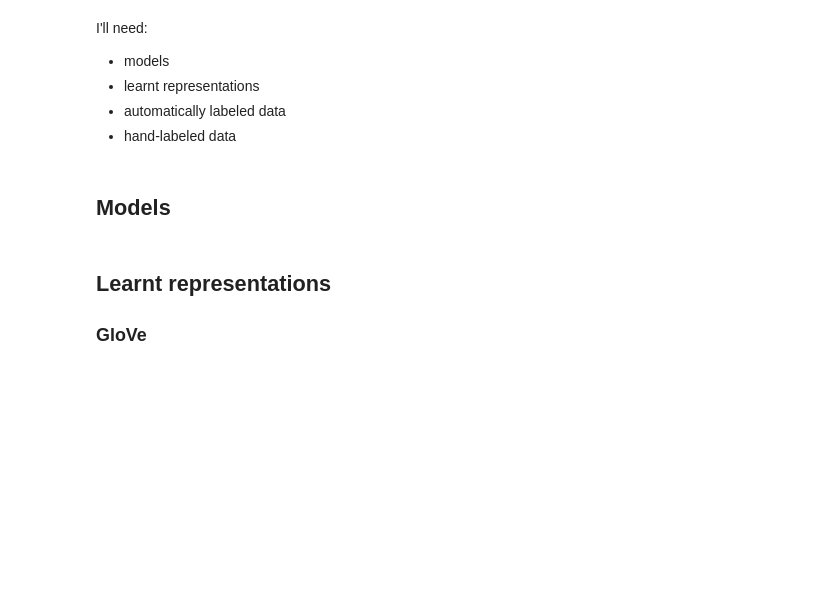
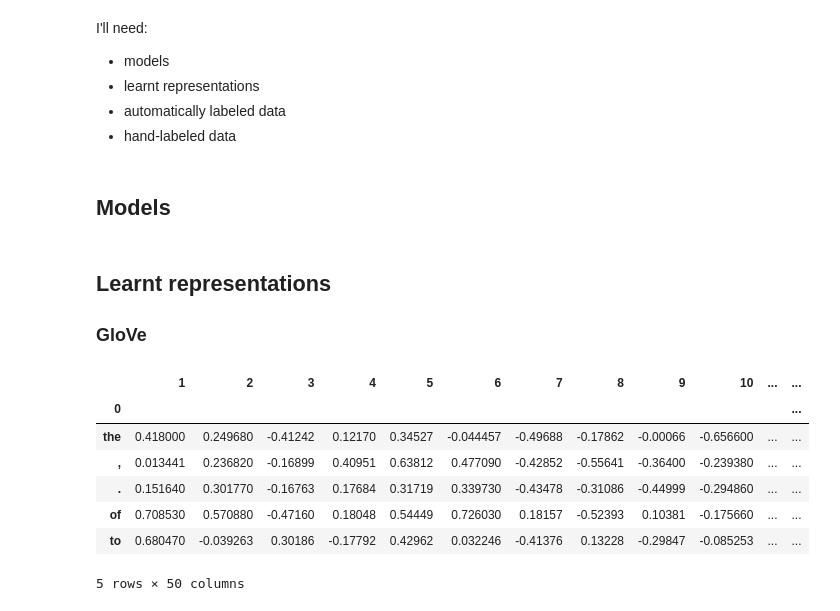
Before and after one commit to geoffbacon/semrep, a Jupyter notebook: semrep/evaluate/koehn/koehn.ipynb, the cells around one changed output. Drawn from its saved outputs; the diff is of its cells as text; code cells hidden in the pictures; blank space fills up the shorter version.

```diff
--- a/semrep/evaluate/koehn/koehn.ipynb
+++ b/semrep/evaluate/koehn/koehn.ipynb
@@ -61,5 +65,15 @@ tmp_path = '../../tmp'
 # %%
 size = 50
 fname = 'embeddings/glove.6B.{}d.txt'.format(size)
 glove_path = os.path.join(data_path, fname)
-glove = pd.read_csv(glove_path, sep=' ', header=None, index_col=0, quoting=csv.QUOTE_NONE).T
+glove = pd.read_csv(glove_path, sep=' ', header=None, index_col=0, quoting=csv.QUOTE_NONE)
+glove.head()
+# %% [output]
+|  | 1 | 2 | 3 | 4 | 5 | 6 | 7 | 8 | 9 | 10 | ... | ... |
+| 0 |  |  |  |  |  |  |  |  |  |  |  | ... |
+| the | 0.418000 | 0.249680 | -0.41242 | 0.12170 | 0.34527 | -0.044457 | -0.49688 | -0.17862 | -0.00066 | -0.656600 | ... | ... |
+| , | 0.013441 | 0.236820 | -0.16899 | 0.40951 | 0.63812 | 0.477090 | -0.42852 | -0.55641 | -0.36400 | -0.239380 | ... | ... |
+| . | 0.151640 | 0.301770 | -0.16763 | 0.17684 | 0.31719 | 0.339730 | -0.43478 | -0.31086 | -0.44999 | -0.294860 | ... | ... |
+| of | 0.708530 | 0.570880 | -0.47160 | 0.18048 | 0.54449 | 0.726030 | 0.18157 | -0.52393 | 0.10381 | -0.175660 | ... | ... |
+| to | 0.680470 | -0.039263 | 0.30186 | -0.17792 | 0.42962 | 0.032246 | -0.41376 | 0.13228 | -0.29847 | -0.085253 | ... | ... |
+5 rows × 50 columns
```
Also changed, not shown: parts of 7 cells of this notebook, 2 other files.
